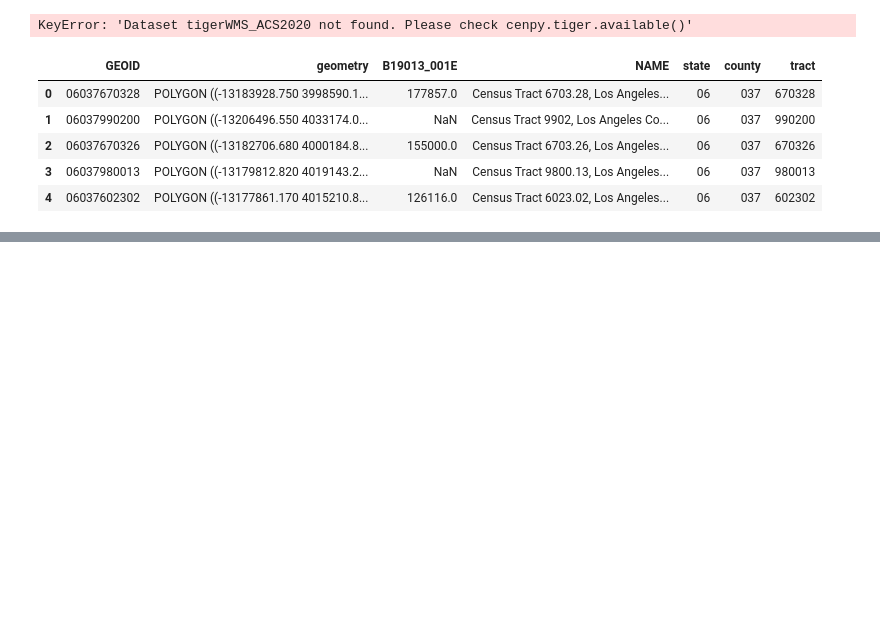
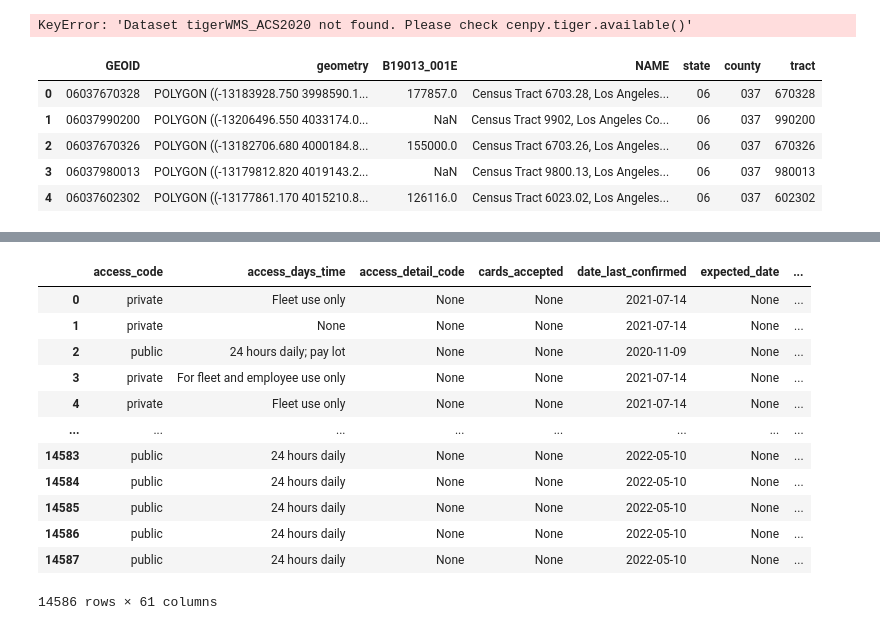
Before and after one commit to opheliasin/ev-charger-sales, a Jupyter notebook: EV.ipynb, the cells around one changed output, grey strips where cells are left out. Drawn from its saved outputs; the diff is of its cells as text; code cells hidden in the pictures; blank space fills up the shorter version.

Commit message:
add charging locations data

```diff
--- a/EV.ipynb
+++ b/EV.ipynb
@@ -47,0 +78,21 @@ censusDf.head()
+# %%
+#there seems to be a couple that aren't in CA so let's remove those
+#https://geopandas.org/en/stable/docs/reference/api/geopandas.GeoDataFrame.cx.html#geopandas.GeoDataFrame.cx
+#CA bounding box coordinates:
+#31, -112
+#42, -126
+chargechargers.cx[-126:-112, 31:42]
+# %% [output]
+|  | access_code | access_days_time | access_detail_code | cards_accepted | date_last_confirmed | expected_date | ... |
+| 0 | private | Fleet use only | None | None | 2021-07-14 | None | ... |
+| 1 | private | None | None | None | 2021-07-14 | None | ... |
+| 2 | public | 24 hours daily; pay lot | None | None | 2020-11-09 | None | ... |
+| 3 | private | For fleet and employee use only | None | None | 2021-07-14 | None | ... |
+| 4 | private | Fleet use only | None | None | 2021-07-14 | None | ... |
+| ... | ... | ... | ... | ... | ... | ... | ... |
+| 14583 | public | 24 hours daily | None | None | 2022-05-10 | None | ... |
+| 14584 | public | 24 hours daily | None | None | 2022-05-10 | None | ... |
+| 14585 | public | 24 hours daily | None | None | 2022-05-10 | None | ... |
+| 14586 | public | 24 hours daily | None | None | 2022-05-10 | None | ... |
+| 14587 | public | 24 hours daily | None | None | 2022-05-10 | None | ... |
+14586 rows × 61 columns
```
Also changed, not shown: parts of 5 cells of this notebook.
